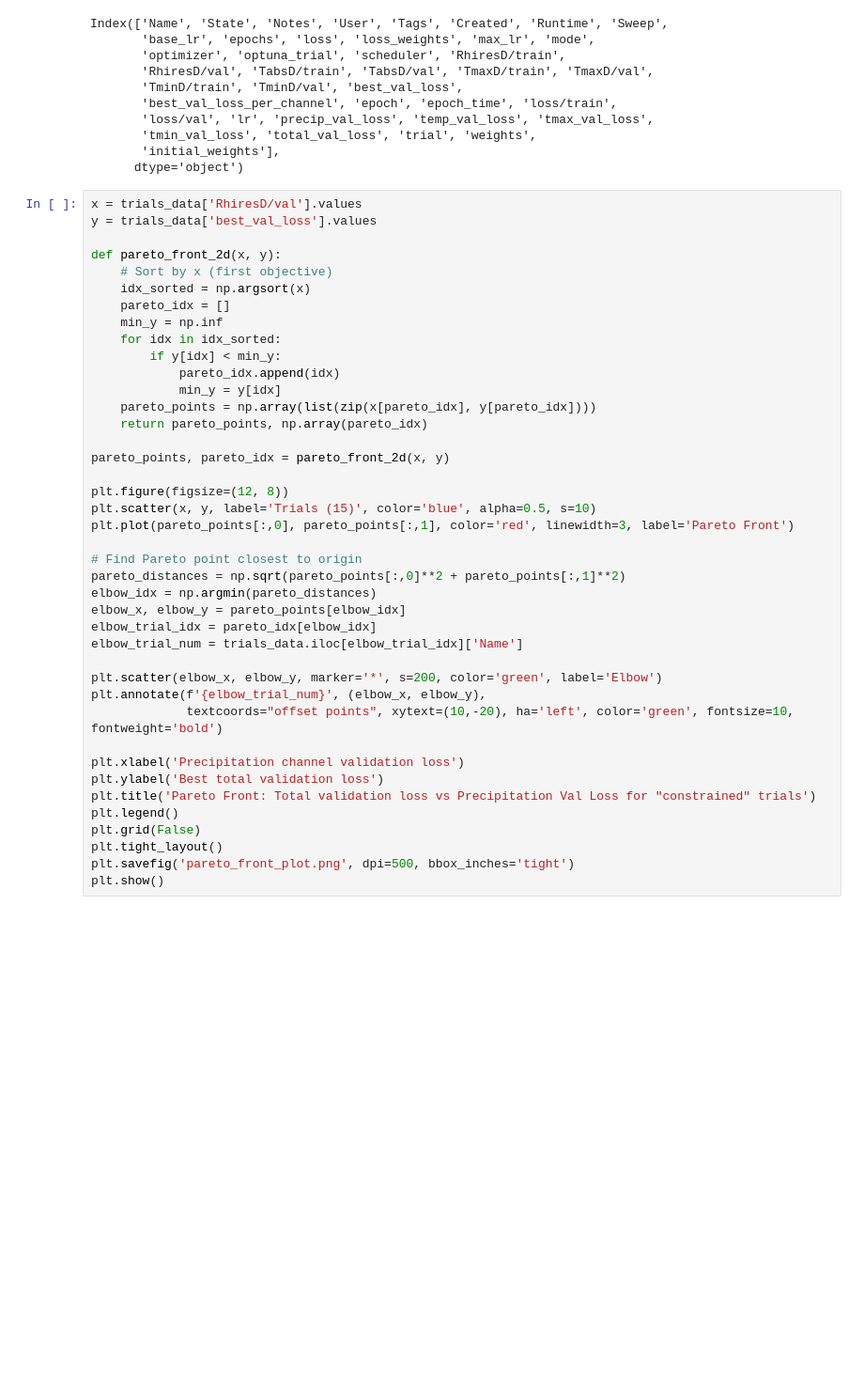
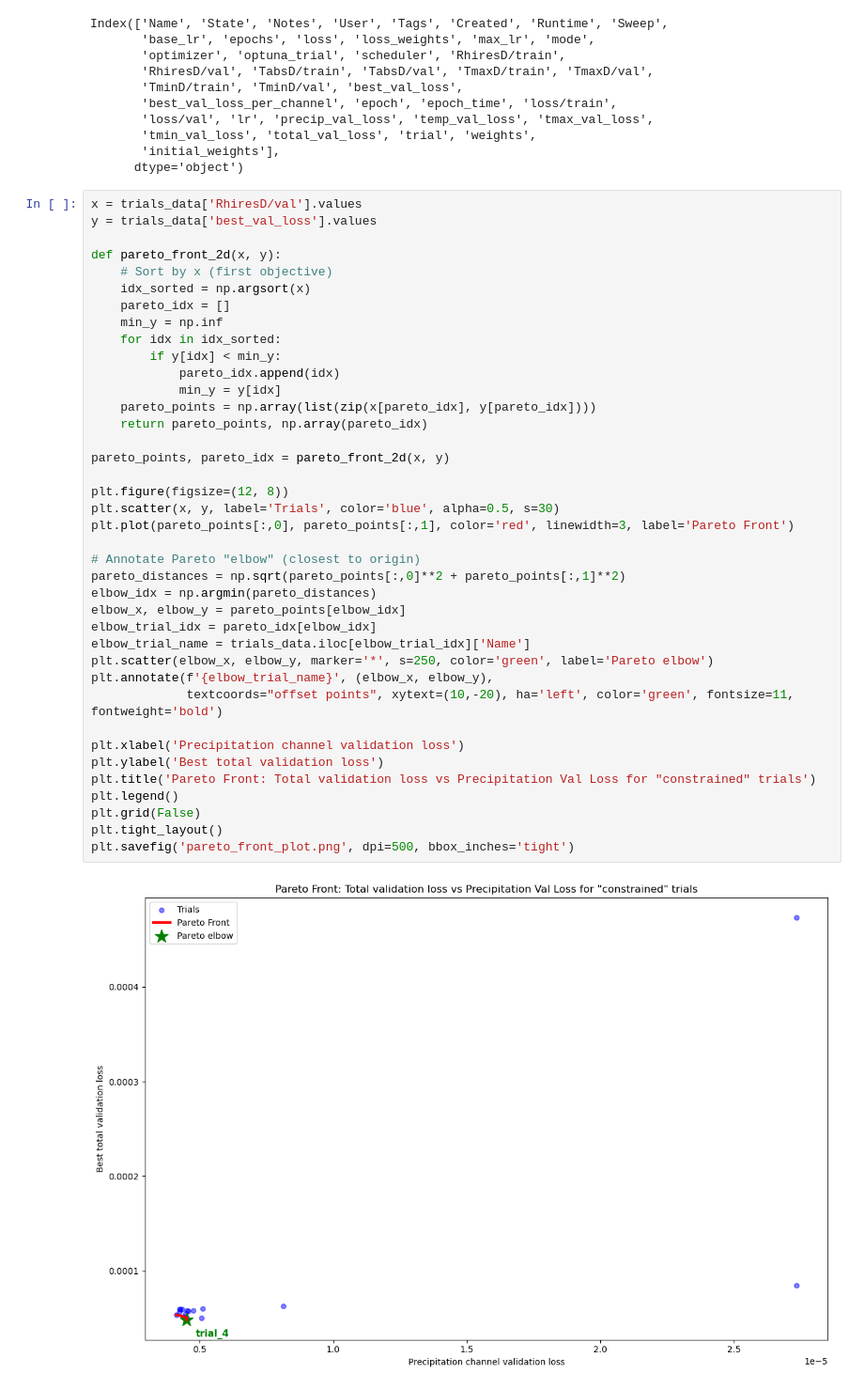
Before and after one commit to AsthanaShivanshi/Processing_and_Analysis_Scripts, a Jupyter notebook: Scripts/Jupyter_Notebooks/pareto.ipynb, the cells around one changed output. Shown at 94% size. Cells and saved outputs as stored; diff of their text form; blank space fills up the shorter version.

```diff
--- a/Scripts/Jupyter_Notebooks/pareto.ipynb
+++ b/Scripts/Jupyter_Notebooks/pareto.ipynb
@@ -25,38 +44,38 @@ y = trials_data['best_val_loss'].values
 
 def pareto_front_2d(x, y):
     # Sort by x (first objective)
     idx_sorted = np.argsort(x)
     pareto_idx = []
     min_y = np.inf
     for idx in idx_sorted:
         if y[idx] < min_y:
             pareto_idx.append(idx)
             min_y = y[idx]
     pareto_points = np.array(list(zip(x[pareto_idx], y[pareto_idx])))
     return pareto_points, np.array(pareto_idx)
 
 pareto_points, pareto_idx = pareto_front_2d(x, y)
 
 plt.figure(figsize=(12, 8))
-plt.scatter(x, y, label='Trials (15)', color='blue', alpha=0.5, s=10)
+plt.scatter(x, y, label='Trials', color='blue', alpha=0.5, s=30)
 plt.plot(pareto_points[:,0], pareto_points[:,1], color='red', linewidth=3, label='Pareto Front')
 
-# Find Pareto point closest to origin
+# Annotate Pareto "elbow" (closest to origin)
 pareto_distances = np.sqrt(pareto_points[:,0]**2 + pareto_points[:,1]**2)
 elbow_idx = np.argmin(pareto_distances)
 elbow_x, elbow_y = pareto_points[elbow_idx]
 elbow_trial_idx = pareto_idx[elbow_idx]
-elbow_trial_num = trials_data.iloc[elbow_trial_idx]['Name']
-
-plt.scatter(elbow_x, elbow_y, marker='*', s=200, color='green', label='Elbow')
-plt.annotate(f'{elbow_trial_num}', (elbow_x, elbow_y),
-             textcoords="offset points", xytext=(10,-20), ha='left', color='green', fontsize=10, fontweight='bold')
+elbow_trial_name = trials_data.iloc[elbow_trial_idx]['Name']
+plt.scatter(elbow_x, elbow_y, marker='*', s=250, color='green', label='Pareto elbow')
+plt.annotate(f'{elbow_trial_name}', (elbow_x, elbow_y),
+             textcoords="offset points", xytext=(10,-20), ha='left', color='green', fontsize=11, fontweight='bold')
 
 plt.xlabel('Precipitation channel validation loss')
 plt.ylabel('Best total validation loss')
 plt.title('Pareto Front: Total validation loss vs Precipitation Val Loss for "constrained" trials')
 plt.legend()
 plt.grid(False)
 plt.tight_layout()
 plt.savefig('pareto_front_plot.png', dpi=500, bbox_inches='tight')
-plt.show()
+# %% [output]
+[figure, added]
```
Also changed, not shown: parts of 1 cell of this notebook.
